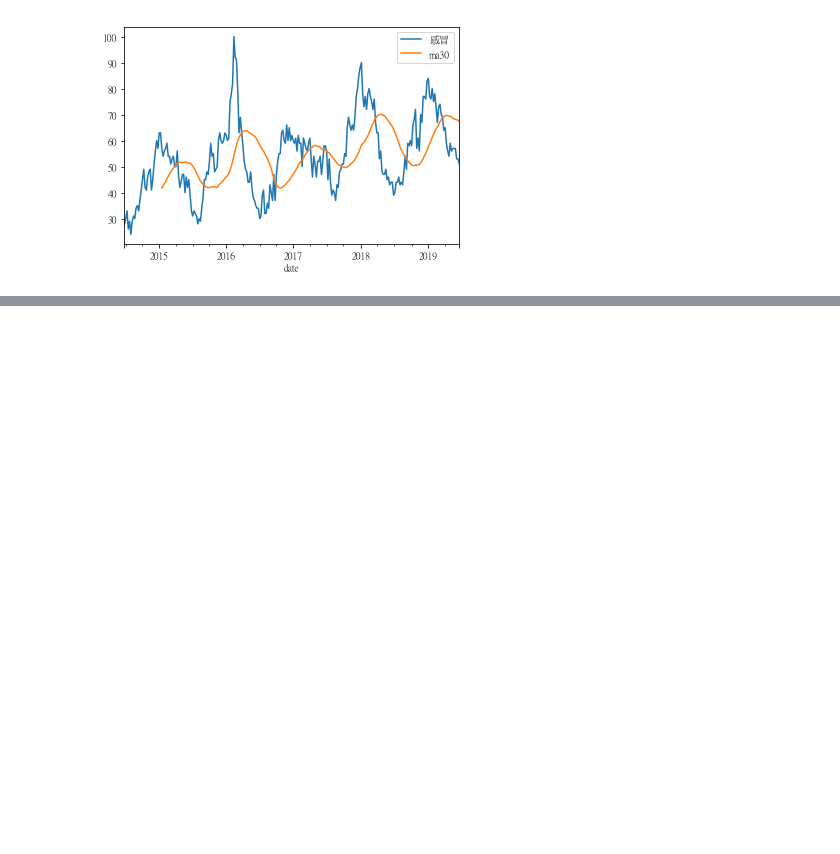
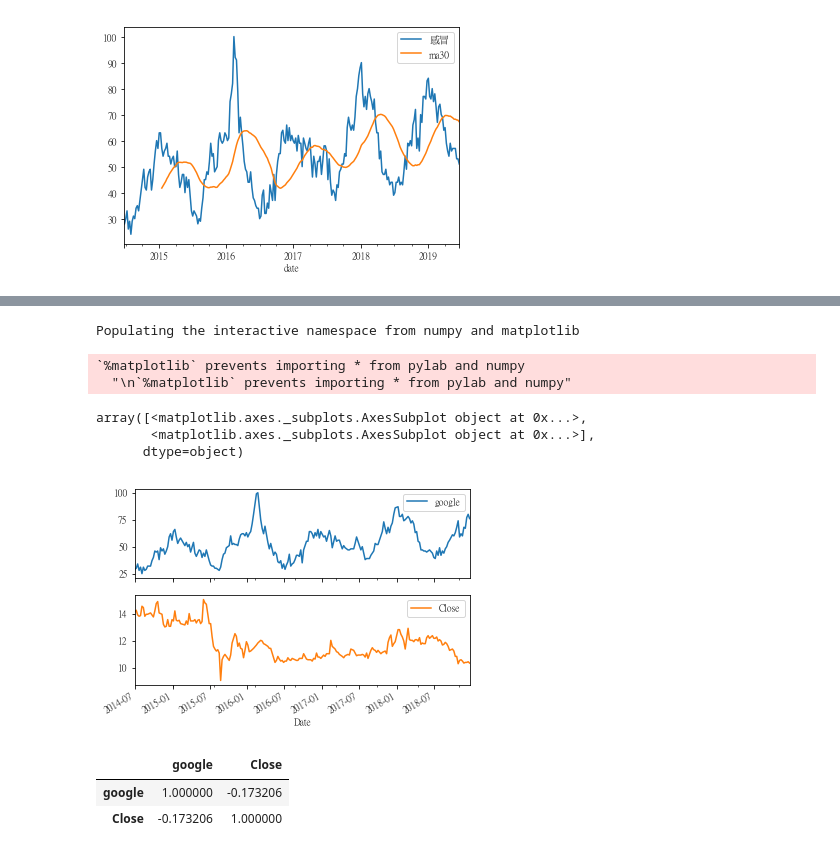
Before and after one commit to ywchiu/financepy, a Jupyter notebook: Demo20190629.ipynb, the cells around one changed output, grey strips where cells are left out. Drawn from its saved outputs; the diff is of its cells as text; code cells hidden in the pictures; blank space fills up the shorter version.

```diff
--- a/Demo20190629.ipynb
+++ b/Demo20190629.ipynb
@@ -445,0 +612,4 @@ data.plot(kind = 'line')
+# %%
+# SELECT * FROM 9919.TW INNER JOIN GOOGLE ON 9919.TW.Date = GOOGLE.Data
+m = pd.merge(data, stock, left_index=True, right_index=True)
+m.head()
@@ -445,0 +624,17 @@ data.plot(kind = 'line')
+# %%
+%pylab inline
+m.plot(subplots=True)
+# %% [output]
+Populating the interactive namespace from numpy and matplotlib
+`%matplotlib` prevents importing * from pylab and numpy
+  "\n`%matplotlib` prevents importing * from pylab and numpy"
+array([<matplotlib.axes._subplots.AxesSubplot object at 0x...>,
+       <matplotlib.axes._subplots.AxesSubplot object at 0x...>],
+      dtype=object)
+[figure, added]
+# %%
+m.corr()
+# %% [output]
+|  | google | Close |
+| google | 1.000000 | -0.173206 |
+| Close | -0.173206 | 1.000000 |
```
Also changed, not shown: parts of 44 cells of this notebook.
